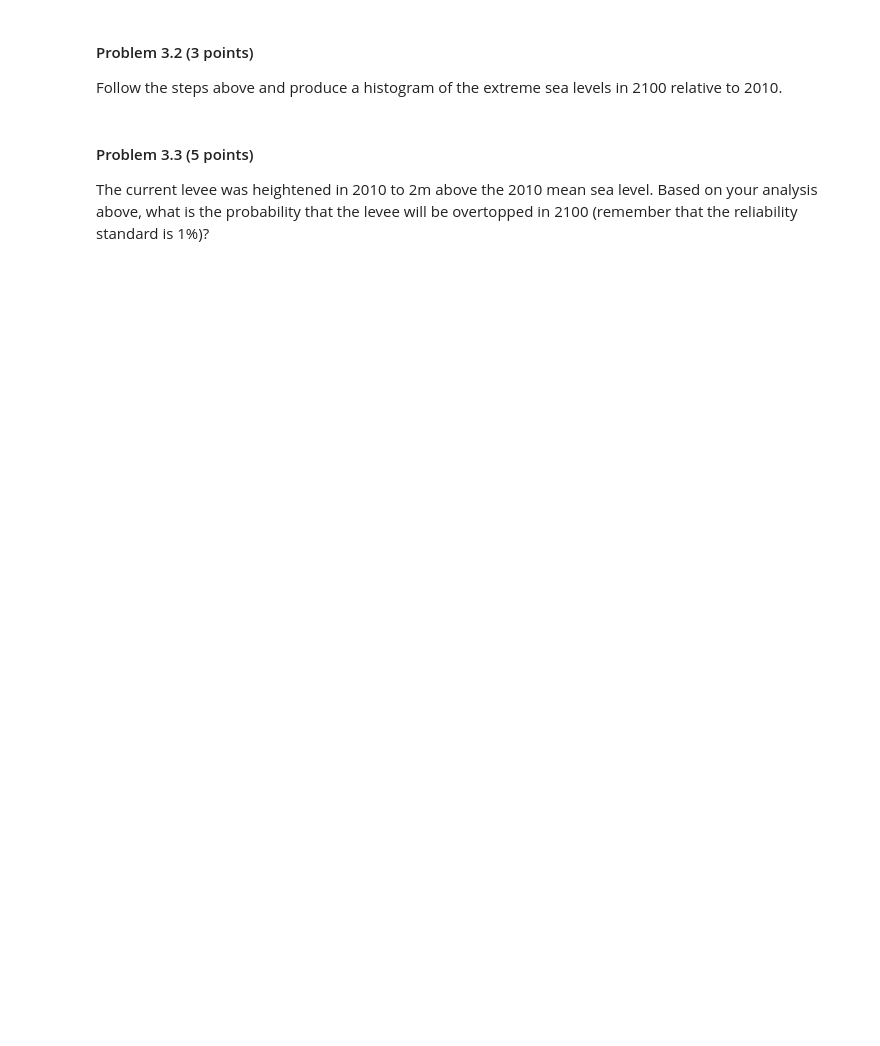
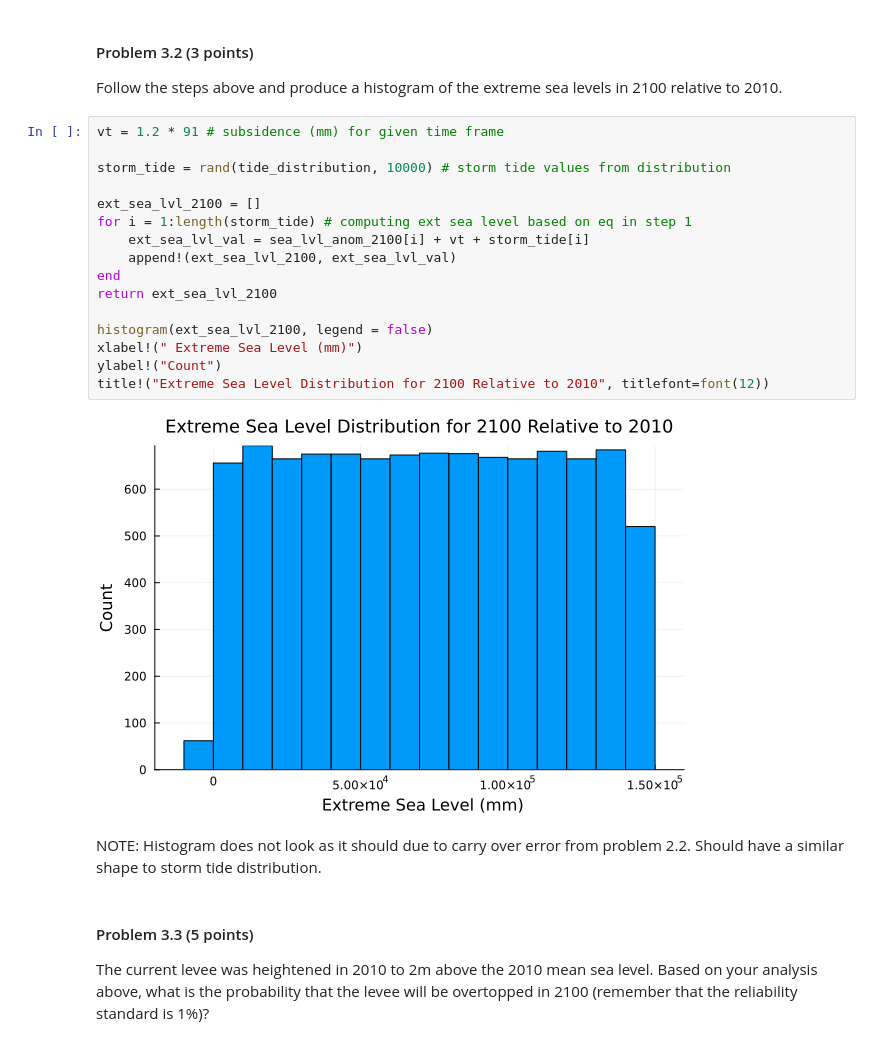
Before and after one commit to BEE4750-FA23/hw3-akshara-c, a Jupyter notebook: hw03.ipynb, the cells around one changed output. Saved outputs shown, nothing was run; the diff lists cells and outputs as text; blank space fills up the shorter version.

```diff
--- a/hw03.ipynb
+++ b/hw03.ipynb
@@ -445,6 +469,26 @@ as needed.
 
 Follow the steps above and produce a histogram of the extreme sea levels
 in 2100 relative to 2010.
+# %%
+vt = 1.2 * 91 # subsidence (mm) for given time frame
+
+storm_tide = rand(tide_distribution, 10000) # storm tide values from distribution
+
+ext_sea_lvl_2100 = []
+for i = 1:length(storm_tide) # computing ext sea level based on eq in step 1
+    ext_sea_lvl_val = sea_lvl_anom_2100[i] + vt + storm_tide[i]
+    append!(ext_sea_lvl_2100, ext_sea_lvl_val)
+end
+return ext_sea_lvl_2100
+
+histogram(ext_sea_lvl_2100, legend = false)
+xlabel!(" Extreme Sea Level (mm)")
+ylabel!("Count")
+title!("Extreme Sea Level Distribution for 2100 Relative to 2010", titlefont=font(12))
+# %% [output]
+[figure, added]
+# %% [markdown]
+NOTE: Histogram does not look as it should due to carry over error from problem 2.2. Should have a similar shape to storm tide distribution.
 # %% [markdown]
 #### Problem 3.3 (5 points)
 
```
Also changed, not shown: parts of 19 cells of this notebook.
